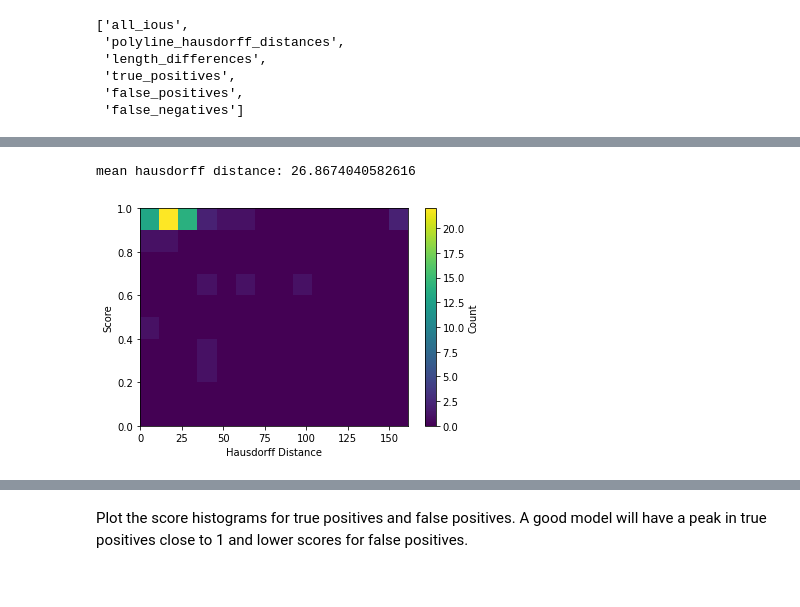
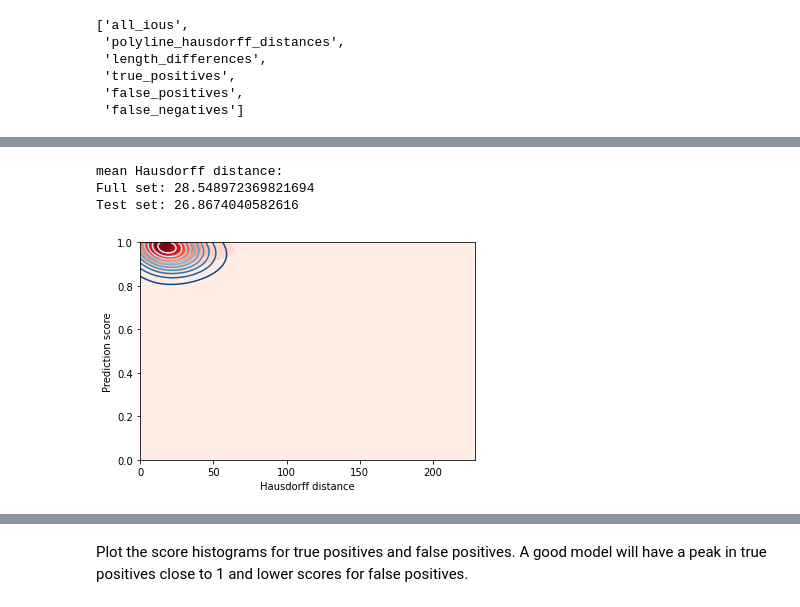
Before and after one commit to J-Wall/camfi, a Jupyter notebook: examples/annotation_evaluation.ipynb, the cells around one changed output, grey strips where cells are left out. Drawn from its saved outputs; the diff is of its cells as text; code cells hidden in the pictures.

```diff
--- a/examples/annotation_evaluation.ipynb
+++ b/examples/annotation_evaluation.ipynb
@@ -58,25 +89,57 @@ Plot the Scores vs. Hausdorff Distance Histogram. A good model will show a peak
-# %%
-polyline_hausdorff_distances, phd_scores = zip(*validation["polyline_hausdorff_distances"])
-
-polyline_hausdorff_distances = np.array(polyline_hausdorff_distances)
-phd_scores = np.array(phd_scores)
-
-fig = plt.figure()
-ax = fig.add_subplot(
-    111,
-    xlabel="Hausdorff Distance",
-    ylabel="Score",
-)
-
-phd_hist = ax.hist2d(
-    polyline_hausdorff_distances,
-    phd_scores,
-    bins=(np.linspace(0., polyline_hausdorff_distances.max(), num=15), score_bins)
-)
-plt.colorbar(phd_hist[-1], label="Count")
-
-print(f"mean hausdorff distance: {np.mean(polyline_hausdorff_distances)}")
-# %% [output]
-mean hausdorff distance: 26.8674040582616
-[figure, removed]
+# %%
+fig = plt.figure()
+
+ax = fig.add_subplot(
+    111,
+    xlabel="Hausdorff distance",
+    ylabel="Prediction score",
+)
+
+# All images
+phds_all, phd_scores_all = zip(*validation_all["polyline_hausdorff_distances"])
+phds_all = np.array(phds_all)
+phd_scores_all = np.array(phd_scores_all)
+
+# Test set
+phds, phd_scores = zip(*validation["polyline_hausdorff_distances"])
+phds = np.array(phds)
+phd_scores = np.array(phd_scores)
+
+max_phd = max(phds_all.max(), phds.max())
+
+phd_X, phd_Y = np.mgrid[0.:max_phd:100j, 0.:1.:100j]
+phd_positions = np.vstack([phd_X.ravel(), phd_Y.ravel()])
+
+# All images
+phd_kernel_all = gaussian_kde(np.vstack([phds_all, phd_scores_all]))
+phd_values_all = np.reshape(phd_kernel_all(phd_positions).T, phd_X.shape)
+
+p = ax.contourf(
+    phd_X,
+    phd_Y,
+    phd_values_all,
+    levels=10,
+    cmap="Reds",
+)
+
+# Test set
+phd_kernel = gaussian_kde(np.vstack([phds, phd_scores]))
+phd_values = np.reshape(phd_kernel(phd_positions).T, phd_X.shape)
+
+p = ax.contour(
+    phd_X,
+    phd_Y,
+    phd_values,
+    levels=10,
+    cmap="Blues_r",
+)
+
+print("mean Hausdorff distance:")
+print(f"Full set: {np.mean(phds_all)}")
+print(f"Test set: {np.mean(phds)}")
+# %% [output]
+mean Hausdorff distance:
+Full set: 28.548972369821694
+Test set: 26.8674040582616
+[figure, added]
 # %% [markdown]
```
Also changed, not shown: parts of 15 cells of this notebook, 2 other files.
